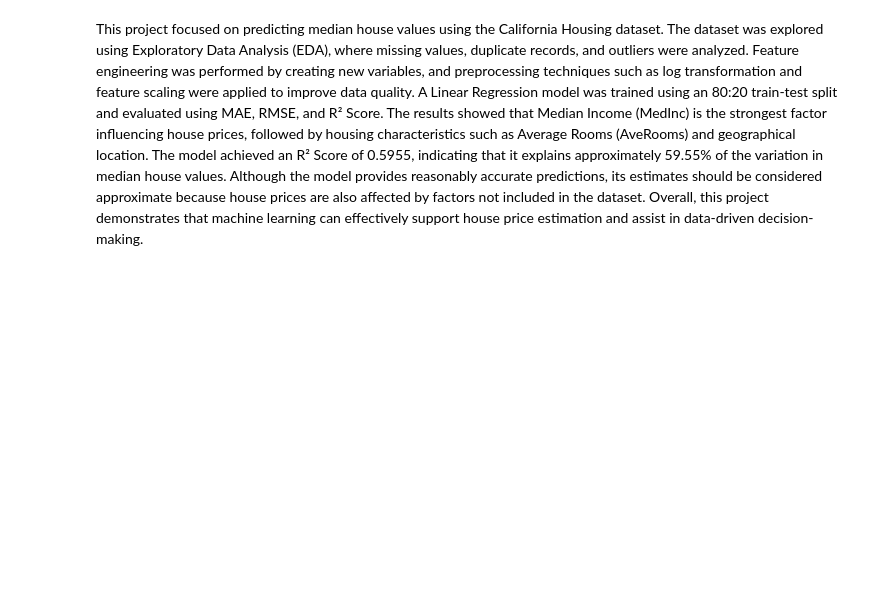
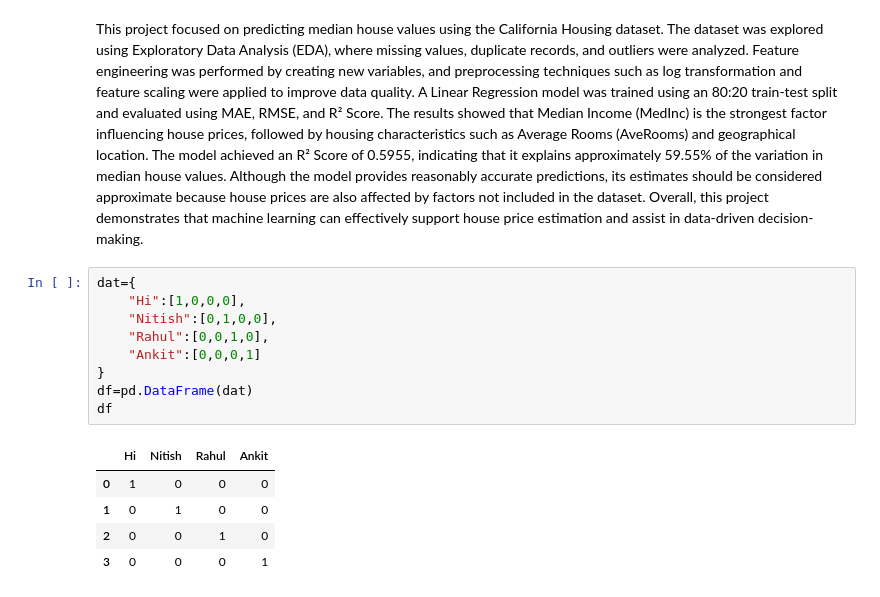
Before and after one commit to Arpit1825/MachineLearning, a Jupyter notebook: Arpit0048Project.ipynb, the cells around one changed output. Drawn from its saved outputs; the diff is of its cells as text; blank space fills up the shorter version.

```diff
--- a/Arpit0048Project.ipynb
+++ b/Arpit0048Project.ipynb
@@ -799,3 +796,18 @@ Based on the models evaluated in this project, the model with the highest R² Sc
 ***Project Summary***
 # %% [markdown]
 This project focused on predicting median house values using the California Housing dataset. The dataset was explored using Exploratory Data Analysis (EDA), where missing values, duplicate records, and outliers were analyzed. Feature engineering was performed by creating new variables, and preprocessing techniques such as log transformation and feature scaling were applied to improve data quality. A Linear Regression model was trained using an 80:20 train-test split and evaluated using MAE, RMSE, and R² Score. The results showed that Median Income (MedInc) is the strongest factor influencing house prices, followed by housing characteristics such as Average Rooms (AveRooms) and geographical location. The model achieved an R² Score of 0.5955, indicating that it explains approximately 59.55% of the variation in median house values. Although the model provides reasonably accurate predictions, its estimates should be considered approximate because house prices are also affected by factors not included in the dataset. Overall, this project demonstrates that machine learning can effectively support house price estimation and assist in data-driven decision-making.
+# %%
+dat={
+    "Hi":[1,0,0,0],
+    "Nitish":[0,1,0,0],
+    "Rahul":[0,0,1,0],
+    "Ankit":[0,0,0,1]
+}
+df=pd.DataFrame(dat)
+df
+# %% [output]
+|  | Hi | Nitish | Rahul | Ankit |
+| 0 | 1 | 0 | 0 | 0 |
+| 1 | 0 | 1 | 0 | 0 |
+| 2 | 0 | 0 | 1 | 0 |
+| 3 | 0 | 0 | 0 | 1 |
```
Also changed, not shown: parts of 1 cell of this notebook, 1 other file.
